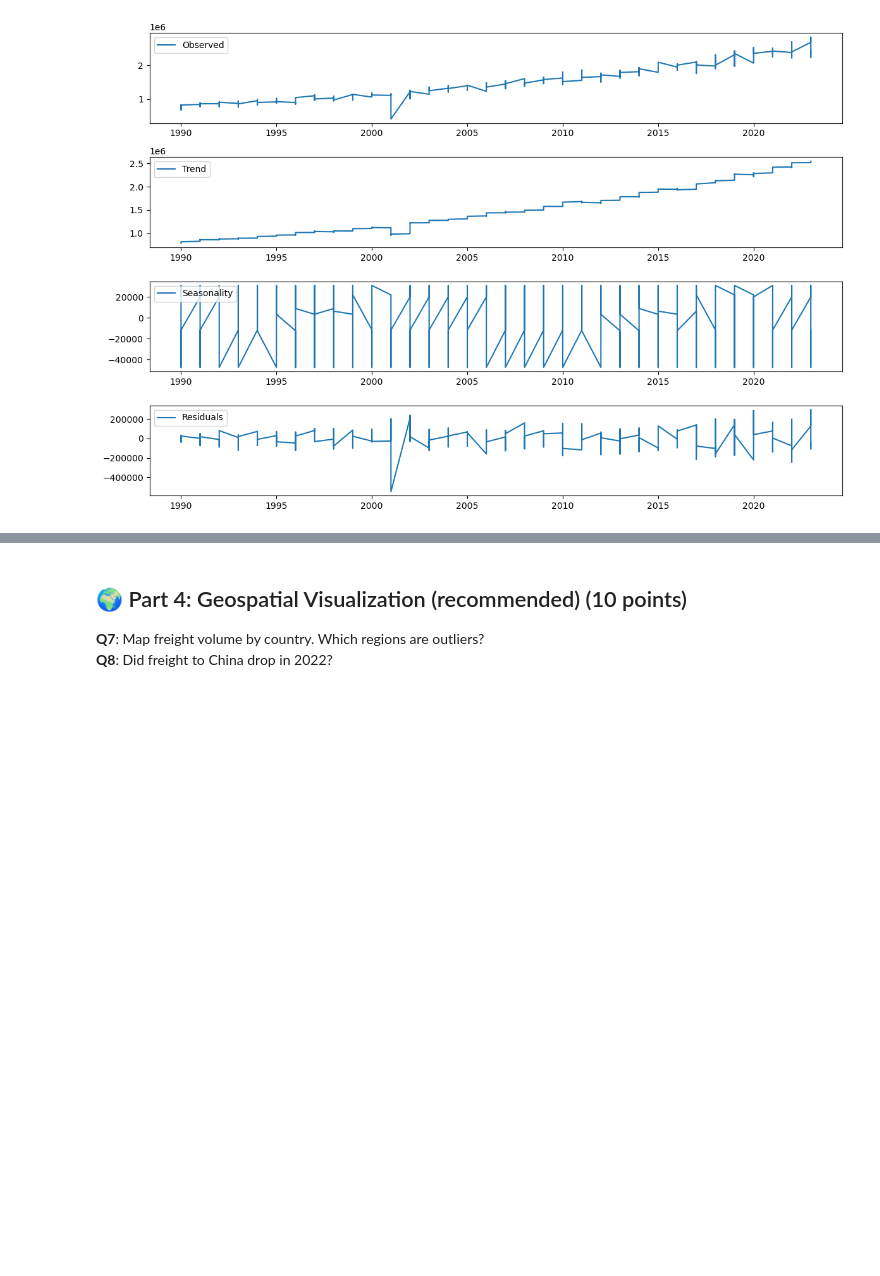
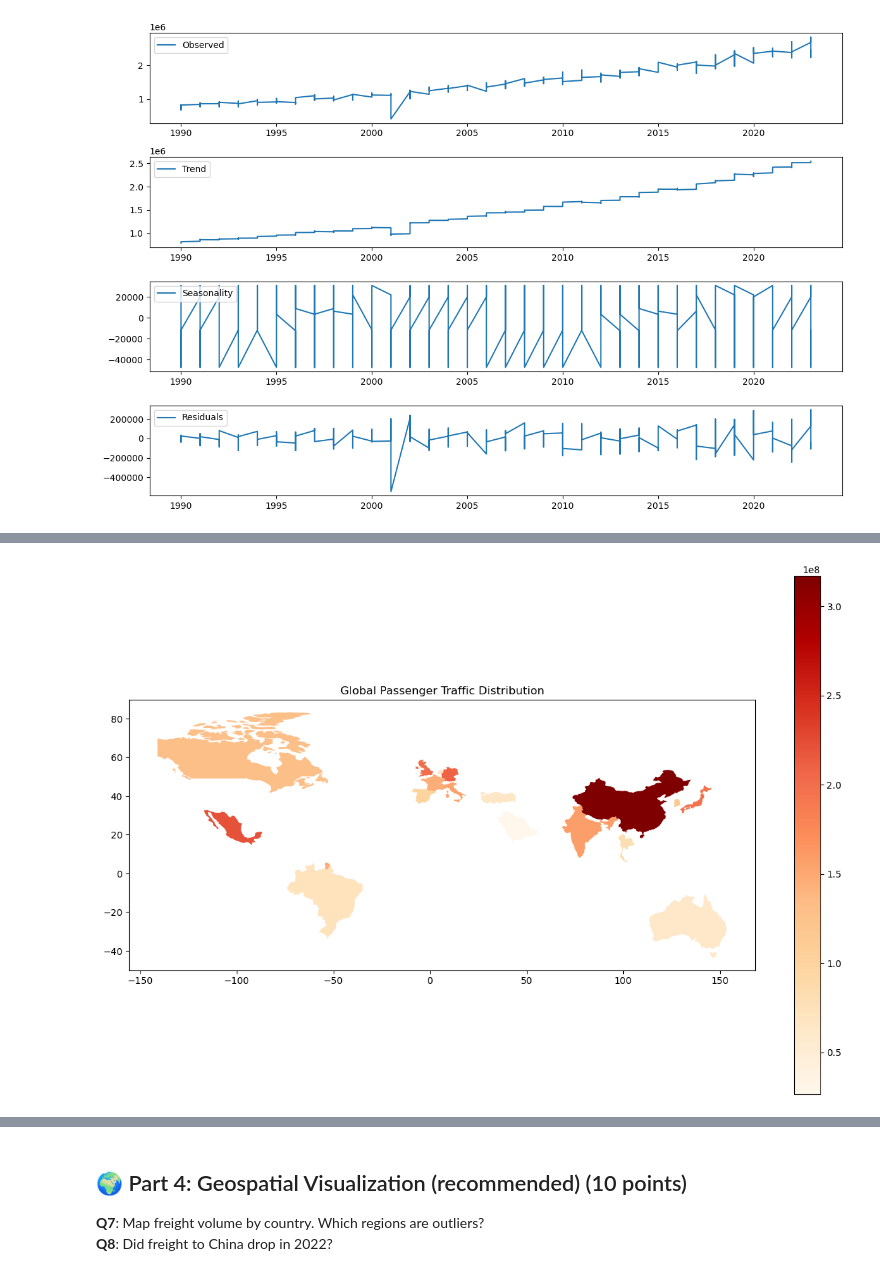
Before and after one commit to WRH-05/RobAI2, a Jupyter notebook: challenges/code/challenge-robai-1.ipynb, the cells around one changed output, grey strips where cells are left out. Saved outputs shown, nothing was run; the diff lists cells and outputs as text; code cells hidden in the pictures; blank space fills up the shorter version.

```diff
--- a/challenges/code/challenge-robai-1.ipynb
+++ b/challenges/code/challenge-robai-1.ipynb
@@ -313,0 +337,12 @@ i guess what we could make out of these is that september 11th was a big deal fo
+# %%
+valid_countries = a
+# Load the dataset directly from the URL
+url = 'https://naciscdn.org/naturalearth/110m/cultural/ne_110m_admin_0_countries.zip'
+gdf = gpd.read_file(url)
+total_passengers_by_country = valid_countries.groupby('Country')['Passengers'].sum().reset_index()
+gdf = gdf.merge(total_passengers_by_country, left_on='NAME', right_on='Country', how='left')
+gdf.plot(column='Passengers', cmap='OrRd', legend=True, figsize=(15, 10))
+plt.title('Global Passenger Traffic Distribution')
+plt.show()
+# %% [output]
+[figure, added]
```
Also changed, not shown: parts of 8 cells of this notebook, 2 other files.
